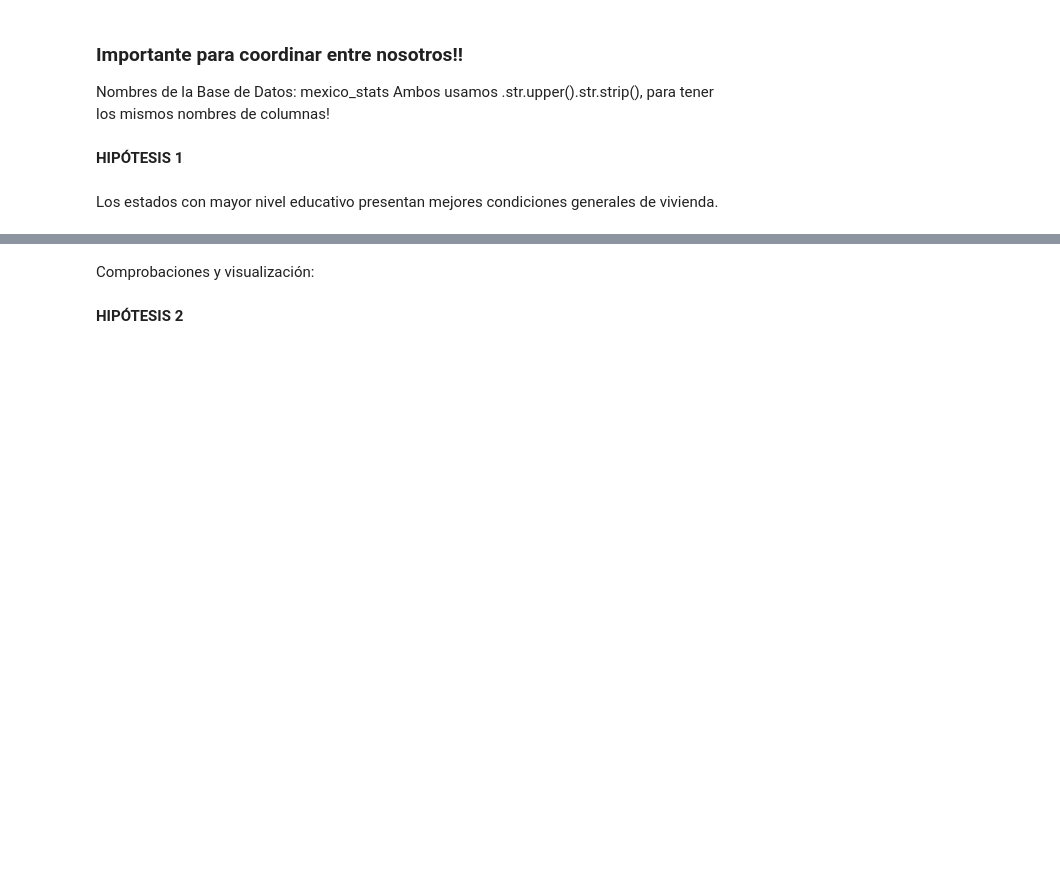
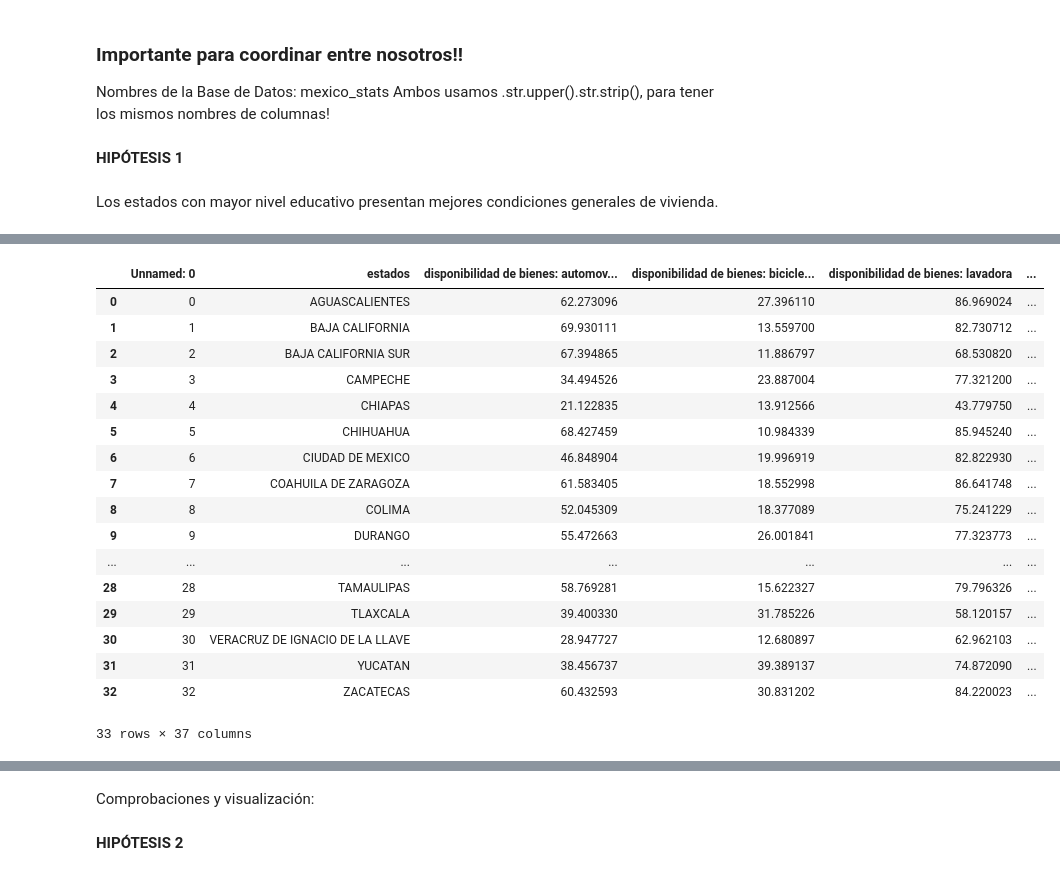
Before and after one commit to julio-bp/PROYECTO2, a Jupyter notebook: PROYECTO2.ipynb, the cells around one changed output, grey strips where cells are left out. Drawn from its saved outputs; the diff is of its cells as text; code cells hidden in the pictures; blank space fills up the shorter version.

```diff
--- a/PROYECTO2.ipynb
+++ b/PROYECTO2.ipynb
@@ -160,0 +164,21 @@ Los estados con mayor nivel educativo presentan mejores condiciones generales de
+# %%
+limpieza(df_vivienda, "estados")
+# %% [output]
+|  | Unnamed: 0 | estados | disponibilidad de bienes: automov... | disponibilidad de bienes: bicicle... | disponibilidad de bienes: lavadora | ... |
+| 0 | 0 | AGUASCALIENTES | 62.273096 | 27.396110 | 86.969024 | ... |
+| 1 | 1 | BAJA CALIFORNIA | 69.930111 | 13.559700 | 82.730712 | ... |
+| 2 | 2 | BAJA CALIFORNIA SUR | 67.394865 | 11.886797 | 68.530820 | ... |
+| 3 | 3 | CAMPECHE | 34.494526 | 23.887004 | 77.321200 | ... |
+| 4 | 4 | CHIAPAS | 21.122835 | 13.912566 | 43.779750 | ... |
+| 5 | 5 | CHIHUAHUA | 68.427459 | 10.984339 | 85.945240 | ... |
+| 6 | 6 | CIUDAD DE MEXICO | 46.848904 | 19.996919 | 82.822930 | ... |
+| 7 | 7 | COAHUILA DE ZARAGOZA | 61.583405 | 18.552998 | 86.641748 | ... |
+| 8 | 8 | COLIMA | 52.045309 | 18.377089 | 75.241229 | ... |
+| 9 | 9 | DURANGO | 55.472663 | 26.001841 | 77.323773 | ... |
+| ... | ... | ... | ... | ... | ... | ... |
+| 28 | 28 | TAMAULIPAS | 58.769281 | 15.622327 | 79.796326 | ... |
+| 29 | 29 | TLAXCALA | 39.400330 | 31.785226 | 58.120157 | ... |
+| 30 | 30 | VERACRUZ DE IGNACIO DE LA LLAVE | 28.947727 | 12.680897 | 62.962103 | ... |
+| 31 | 31 | YUCATAN | 38.456737 | 39.389137 | 74.872090 | ... |
+| 32 | 32 | ZACATECAS | 60.432593 | 30.831202 | 84.220023 | ... |
+33 rows × 37 columns
```
Also changed, not shown: parts of 27 cells of this notebook.
